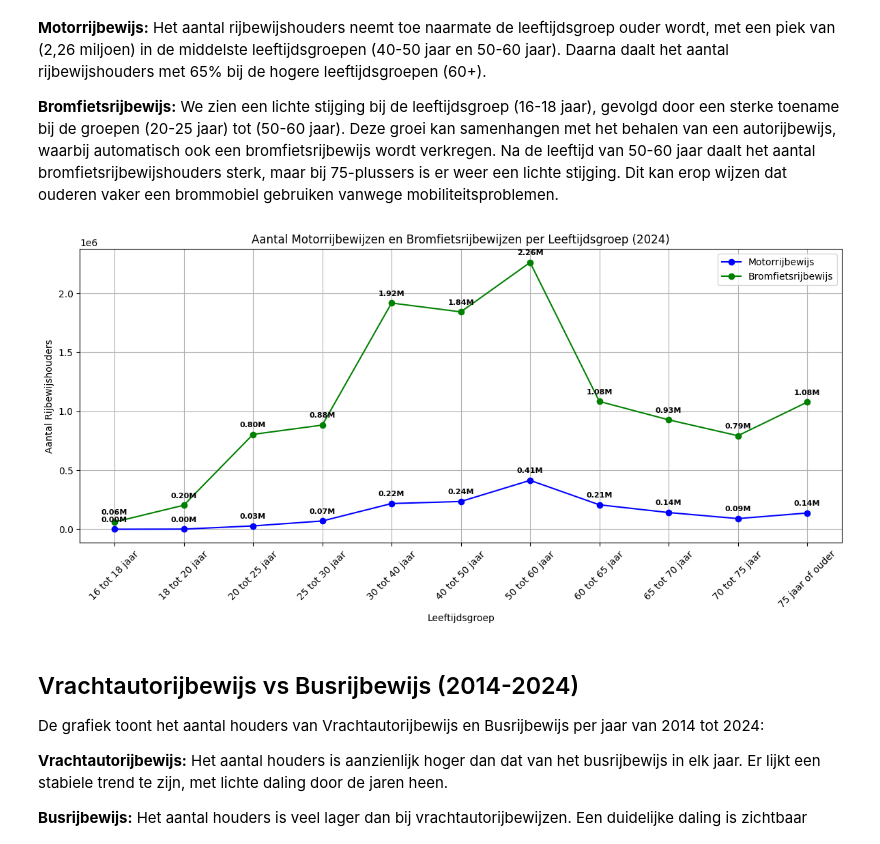
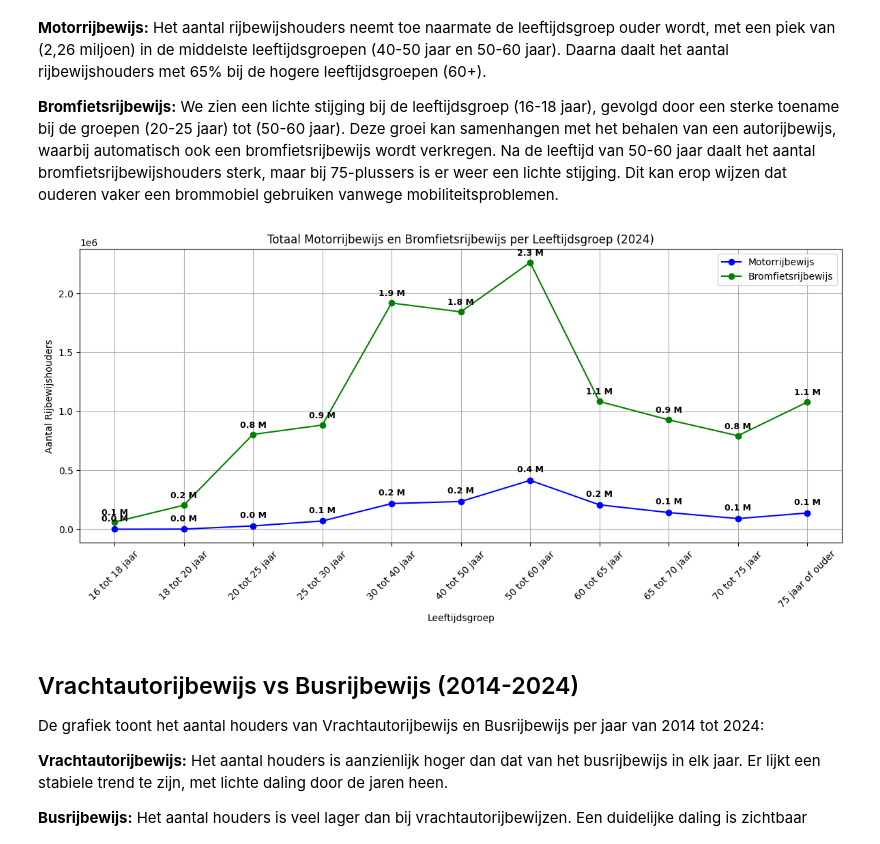
Before and after one commit to Mike29112001/Rijbewijshouders, a Jupyter notebook: uitwerking.ipynb, the cells around one changed output. Cells and saved outputs as stored; diff of their text form; code cells hidden in the pictures.

```diff
--- a/uitwerking.ipynb
+++ b/uitwerking.ipynb
@@ -66,13 +66,17 @@ bars_2014 = plt.barh(y_pos - bar_width / 2, values_2014, bar_width, label="2014"
 bars_2024 = plt.barh(y_pos + bar_width / 2, values_2024, bar_width, label="2024", color='orange')
 
 # Voeg labels toe binnenin de balken
-for bars, values in zip([bars_2014, bars_2024], [values_2014, values_2024]):
-    for bar, value in zip(bars, values):
-        width = bar.get_width()
-        label = f"{value / 1_000_000:.1f}M"
-        plt.text(width / 2, bar.get_y() + bar.get_height() / 2,
-                 label, ha='center', va='center', color='white',
-                 fontsize=10, fontweight='bold')
+for i in range(len(age_groups)):
+    label_2014 = values_2014.iloc[i] / 1_000_000
+    label_2024 = values_2024.iloc[i] / 1_000_000
+
+    plt.text(values_2014.iloc[i] - 50000, y_pos[i] - bar_width/2,
+             f"{label_2014:.1f} M", ha='right', va='center',
+             color='white', fontsize=10, fontweight='bold')
+
+    plt.text(values_2024.iloc[i] - 50000, y_pos[i] + bar_width/2,
+             f"{label_2024:.1f} M", ha='right', va='center',
+             color='white', fontsize=10, fontweight='bold')
 
 # Labels, titel en legenda
 plt.yticks(y_pos, age_groups)
@@ -80,6 +84,8 @@ plt.xlabel("Aantal Rijbewijshouders")
 plt.ylabel("Leeftijdsgroep")
 plt.title("Aantal autorijbewijshouders per leeftijdsgroep (2014 vs 2024)")
 plt.legend()
+plt.grid()
 plt.tight_layout()
+
 plt.show()
 # %% [output]
@@ -96,54 +102,56 @@ Daarna daalt het aantal rijbewijshouders met 65% bij de hogere leeftijdsgroepen
 # %%
 # Filter de gegevens voor het jaar 2024
 data_2024 = cbr[cbr["Jaar"] == 2024]
 
-# Selecteer relevante kolommen
-rijbewijs_data = data_2024[["Leeftijdsgroep", "Motorrijbewijs", "Bromfietsrijbewijs"]]
+# Haal de gegevens op voor Motorrijbewijs en Bromfietsrijbewijs per Leeftijdsgroep
+motorrijbewijs_per_leeftijd = data_2024[["Leeftijdsgroep", "Motorrijbewijs"]].sort_values("Leeftijdsgroep")
+bromfietsrijbewijs_per_leeftijd = data_2024[["Leeftijdsgroep", "Bromfietsrijbewijs"]].sort_values("Leeftijdsgroep")
 
-# Sorteer op leeftijdsgroep
-rijbewijs_data = rijbewijs_data.sort_values("Leeftijdsgroep")
-
-# Lijngrafiek
+# Maak de lijngrafiek
 plt.figure(figsize=(12, 6))
 
-# Plot Motorrijbewijs
-plt.plot(rijbewijs_data["Leeftijdsgroep"],
-         rijbewijs_data["Motorrijbewijs"],
+# Plot voor Motorrijbewijs
+plt.plot(motorrijbewijs_per_leeftijd["Leeftijdsgroep"],
+         motorrijbewijs_per_leeftijd["Motorrijbewijs"],
          marker="o", label="Motorrijbewijs", color="blue")
 
-# Plot Bromfietsrijbewijs
-plt.plot(rijbewijs_data["Leeftijdsgroep"],
-         rijbewijs_data["Bromfietsrijbewijs"],
+# Plot voor Bromfietsrijbewijs
+plt.plot(bromfietsrijbewijs_per_leeftijd["Leeftijdsgroep"],
+         bromfietsrijbewijs_per_leeftijd["Bromfietsrijbewijs"],
          marker="o", label="Bromfietsrijbewijs", color="green")
 
 # Zichtbare labels boven de punten
 offset_motor = 50_000
-offset_brom = 50_000
+offset_brom = 40_000
 
-# Motorrijbewijs-labels
-for x, y in zip(rijbewijs_data["Leeftijdsgroep"], rijbewijs_data["Motorrijbewijs"]):
-    plt.text(x, y + offset_motor,
-             f"{y / 1_000_000:.2f}M", ha='center', va='bottom', fontweight='bold', fontsize=8, color='black')
+# Waardelabels
+for i in range(len(motorrijbewijs_per_leeftijd)):
+    waarde = motorrijbewijs_per_leeftijd["Motorrijbewijs"].iloc[i] / 1_000_000
+    plt.text(motorrijbewijs_per_leeftijd["Leeftijdsgroep"].iloc[i],
+             motorrijbewijs_per_leeftijd["Motorrijbewijs"].iloc[i] + offset_motor,
+             f"{waarde:.1f} M",
+             ha='center', va='bottom', fontsize=9, color='black', fontweight='bold')
 
-# Bromfietsrijbewijs-labels
-for x, y in zip(rijbewijs_data["Leeftijdsgroep"], rijbewijs_data["Bromfietsrijbewijs"]):
-    plt.text(x, y + offset_brom,
-             f"{y / 1_000_000:.2f}M", ha='center', va='bottom', fontweight='bold', fontsize=8, color='black')
+for i in range(len(bromfietsrijbewijs_per_leeftijd)):
+    waarde = bromfietsrijbewijs_per_leeftijd["Bromfietsrijbewijs"].iloc[i] / 1_000_000
+    plt.text(bromfietsrijbewijs_per_leeftijd["Leeftijdsgroep"].iloc[i],
+             bromfietsrijbewijs_per_leeftijd["Bromfietsrijbewijs"].iloc[i] + offset_brom,
+             f"{waarde:.1f} M",
+             ha='center', va='bottom', fontsize=9, color='black', fontweight='bold')
 
 
-
-# Labels, titel en legenda
+# Voeg labels, titel en legenda toe
 plt.xlabel("Leeftijdsgroep")
 plt.ylabel("Aantal Rijbewijshouders")
-plt.title("Aantal Motorrijbewijzen en Bromfietsrijbewijzen per Leeftijdsgroep (2024)")
+plt.title("Totaal Motorrijbewijs en Bromfietsrijbewijs per Leeftijdsgroep (2024)")
 plt.xticks(rotation=45)
 plt.legend()
-plt.grid(True)
+plt.grid()
 
 plt.tight_layout()
 plt.show()
 # %% [output]
-[figure, old version]
+[figure, new version]
 # %% [markdown]
 ## Vrachtautorijbewijs vs Busrijbewijs (2014-2024)
 
```
Also changed, not shown: parts of 3 cells of this notebook.
